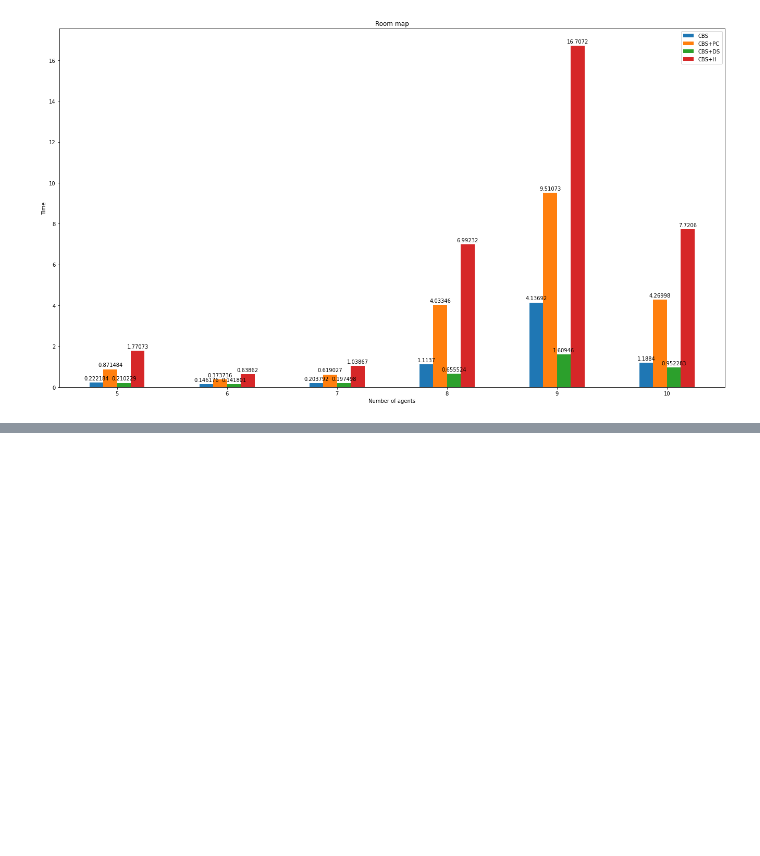
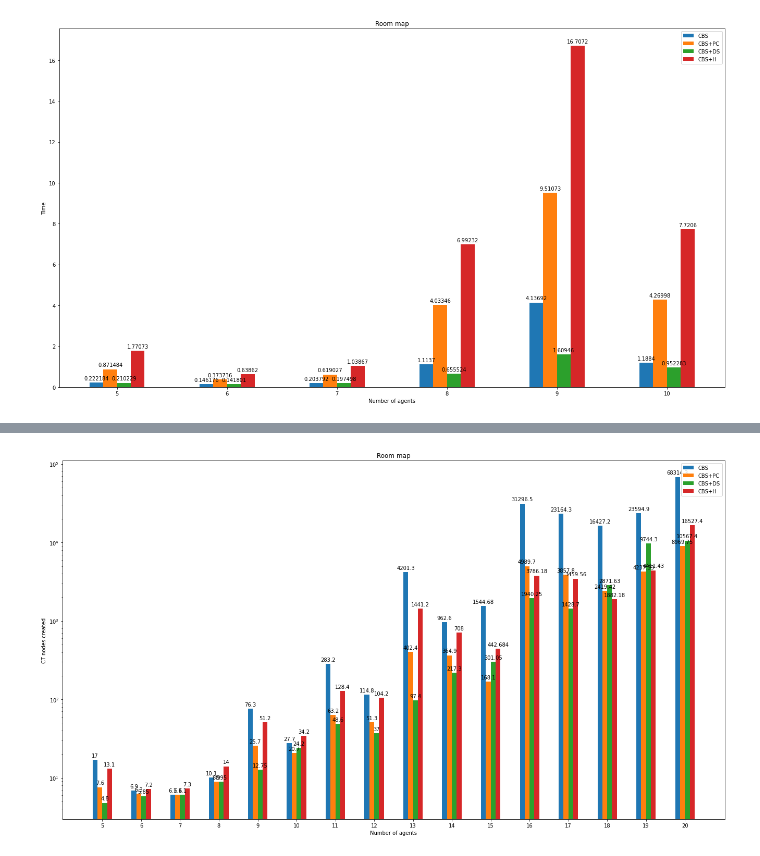
Before and after one commit to egdegd/Conflict-based-search, a Jupyter notebook: measurements/Measurements.ipynb, the cells around one changed output, grey strips where cells are left out. Drawn from its saved outputs; the diff is of its cells as text; code cells hidden in the pictures; blank space fills up the shorter version.

```diff
--- a/measurements/Measurements.ipynb
+++ b/measurements/Measurements.ipynb
@@ -141,0 +156,12 @@ represent_hist(5, 10, [times_CBS, times_PC, times_DS, times_H], 'Time', 'Room ma
+# %%
+fig, ax = plt.subplots()
+fig.set_size_inches(18.5, 10.5)
+ax.set_yscale('log')
+
+nodes_CBS = np.load('../stats/nodes_empty_8.npy')
+nodes_PC = np.load('../stats/nodes_empty_8_PC.npy')
+nodes_DS = np.load('../stats/nodes_empty_8_DS.npy')
+nodes_H = np.load('../stats/nodes_empty_8_H.npy')
+represent_hist(5, 20, [nodes_CBS, nodes_PC, nodes_DS, nodes_H], 'CT nodes created', 'Room map', ax)
+# %% [output]
+[figure, added]
```
Also changed, not shown: parts of 3 cells of this notebook, 17 other files.
